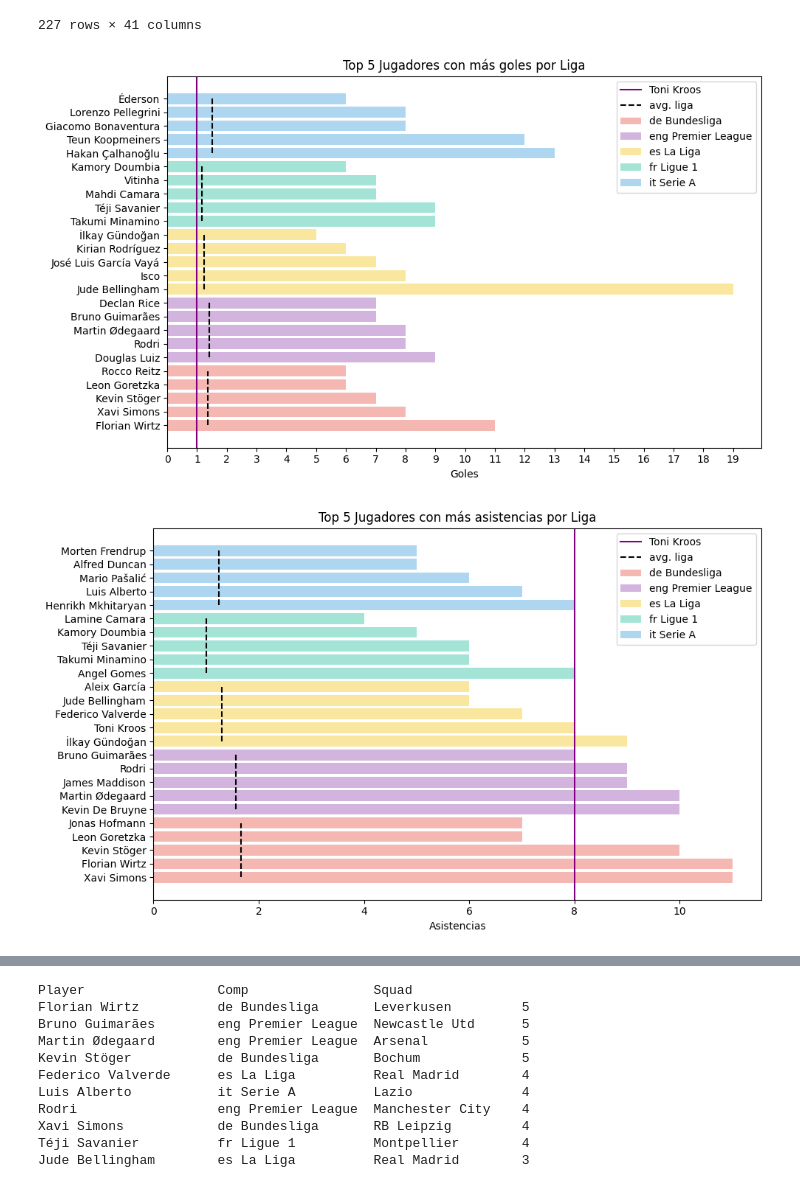
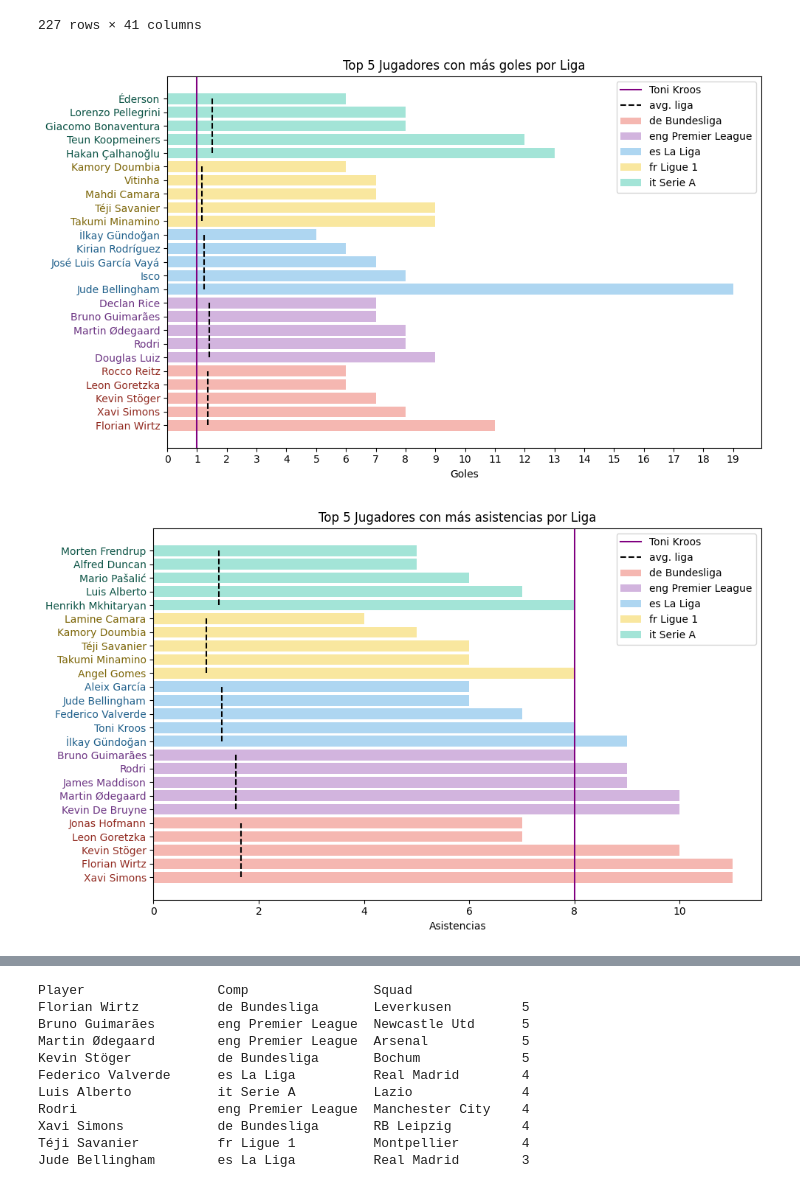
Before and after one commit to RubenVeledo/EDA_top_football_players, a Jupyter notebook: src/notebooks/Memoria.ipynb, the cells around one changed output, grey strips where cells are left out. Cells and saved outputs as stored; diff of their text form; code cells hidden in the pictures.

```diff
--- a/src/notebooks/Memoria.ipynb
+++ b/src/notebooks/Memoria.ipynb
@@ -829,9 +834,16 @@ top_5_por_liga_goles = top_5_por_liga_goles.sort_values(by=["Comp", "Gls_x"], as
 colores_ligas = {
     'de Bundesliga': '#f5b7b1',
     'eng Premier League': '#d2b4de',
-    'es La Liga': '#f9e79f',
-    'it Serie A': '#aed6f1',
-    'fr Ligue 1': '#a3e4d7'}
+    'es La Liga': '#aed6f1',
+    'it Serie A': '#a3e4d7',
+    'fr Ligue 1': '#f9e79f'}
+
+colores_jugadores = {
+    'de Bundesliga': '#922b21',
+    'eng Premier League': "#6c3483" ,
+    'es La Liga': '#21618c',
+    'it Serie A': '#0b5345',
+    'fr Ligue 1': '#7d6608'}
 
 goles_kroos = 1
 
@@ -856,7 +868,12 @@ for i, liga in enumerate(top_5_por_liga_goles['Comp'].unique()):
     plt.vlines(x=media_liga, ymin=jugadores_liga.index.min(), ymax=jugadores_liga.index.max(),
                colors=color_media, linestyle='--')
 
-#Etiqueta de media en la leyenda para todas las medias
+#Se diferencian las etiquetas de los jugadores por colores según liga
+for i, jugador in enumerate(plt.gca().get_yticklabels()):
+    liga = top_5_por_liga_goles.iloc[i]['Comp']
+    jugador.set_color(colores_jugadores[liga])
+
+#Etiqueta media en la leyenda para todas las medias
 plt.plot([], [], color=color_media, linestyle='--', label='avg. liga')
 
 max_value = int(top_5_por_liga_goles['Gls_x'].max())
@@ -870,7 +887,7 @@ plt.legend(loc='upper right', bbox_to_anchor=(1.00, 1))
 plt.tight_layout()
 plt.show()
 # %% [output]
-[figure, old version]
+[figure, new version]
 # %%
 #Se agrupa por liga y se seleccionan los 5 primeros de cada una por asistencias
 top_5_por_liga_asist = superan_media_asistencias_sorted.groupby("Comp").apply(lambda x: x.nlargest(5, "Ast_x")).reset_index(drop=True)
@@ -880,9 +897,16 @@ top_5_por_liga_asist = top_5_por_liga_asist.sort_values(by=["Comp", "Ast_x"], as
 colores_ligas = {
     'de Bundesliga': '#f5b7b1',
     'eng Premier League': '#d2b4de',
-    'es La Liga': '#f9e79f',
-    'it Serie A': '#aed6f1',
-    'fr Ligue 1': '#a3e4d7'}
+    'es La Liga': '#aed6f1',
+    'it Serie A': '#a3e4d7',
+    'fr Ligue 1': '#f9e79f'}
+
+colores_jugadores = {
+    'de Bundesliga': '#922b21',
+    'eng Premier League': "#6c3483" ,
+    'es La Liga': '#21618c',
+    'it Serie A': '#0b5345',
+    'fr Ligue 1': '#7d6608'}
 
 asist_kroos = 8
 
@@ -890,34 +914,37 @@ plt.figure(figsize=(10, 6))
 
 for i, liga in enumerate(top_5_por_liga_asist['Comp'].unique()):
     jugadores_liga = top_5_por_liga_asist[top_5_por_liga_asist['Comp'] == liga]
     plt.barh(jugadores_liga['Player'], jugadores_liga['Ast_x'], label=f'{liga}', color=colores_ligas[liga])
 
 color_media = 'black'
 
 for i, liga in enumerate(top_5_por_liga_asist['Comp'].unique()):
     jugadores_liga = top_5_por_liga_asist[top_5_por_liga_asist['Comp'] == liga]
 
 
     media_liga = jugadores_liga['Ast_y'].iloc[0]
 
     plt.vlines(x=media_liga, ymin=jugadores_liga.index.min(), ymax=jugadores_liga.index.max(),
                colors=color_media, linestyle='--')
 
 plt.axvline(x=asist_kroos, color='purple', linestyle='-', label='Toni Kroos')
 
+for i, jugador in enumerate(plt.gca().get_yticklabels()):
+    liga = top_5_por_liga_asist.iloc[i]['Comp']
+    jugador.set_color(colores_jugadores[liga])
 
 plt.plot([], [], color=color_media, linestyle='--', label='avg. liga')
 
 plt.xticks(rotation=0)
 plt.xlabel('Asistencias')
 plt.title('Top 5 Jugadores con más asistencias por Liga')
 
 plt.legend(loc='upper right', bbox_to_anchor=(1.0, 1))
 
 plt.tight_layout()
 plt.show()
 # %% [output]
-[figure, old version]
+[figure, new version]
 # %%
 #Se agrupa por liga y se seleccionan los 5 primeros de cada una por asistencias esperadas
 top_5_por_liga_xag = superan_media_asistencias_esperadas_sorted.groupby("Comp").apply(lambda x: x.nlargest(5, "xAG_x")).reset_index(drop=True)
```
Also changed, not shown: parts of 8 cells of this notebook, 1 other file.
